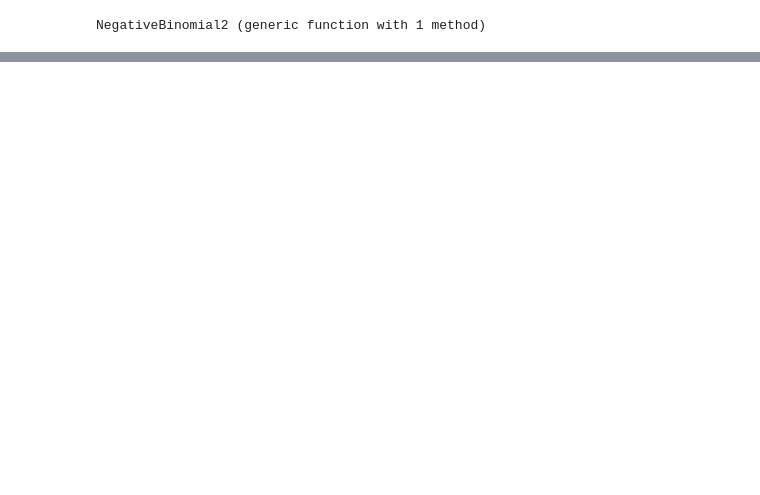
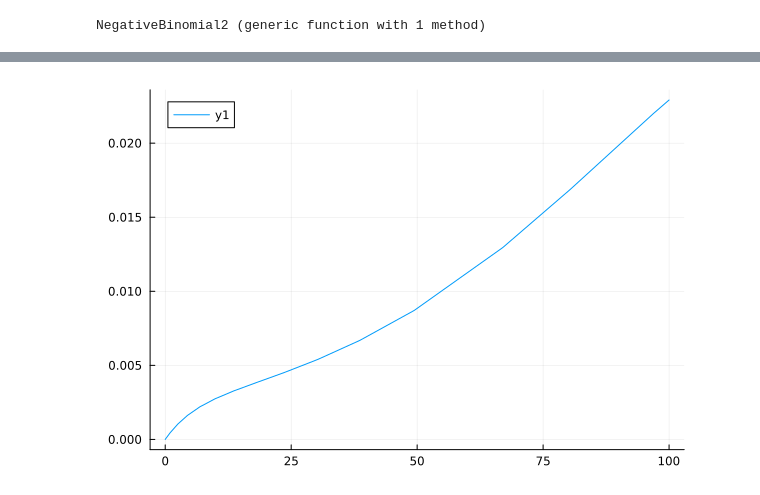
Before and after one commit to michaelajao/notebook, a Jupyter notebook: scripts/experiment2.ipynb, the cells around one changed output, grey strips where cells are left out. Drawn from its saved outputs; the diff is of its cells as text; code cells hidden in the pictures; blank space fills up the shorter version.

```diff
--- a/scripts/experiment2.ipynb
+++ b/scripts/experiment2.ipynb
@@ -190,0 +197,12 @@ plot(chain_sir)
+# %%
+function SEIR(du, u, p, t)
+    S, E, I, R = u
+    N = p[1]
+    beta = p[2]
+    sigma = p[3]
+    gamma = p[4]
+    du[1] = -beta * S * I / N
+    du[2] = beta * S * I / N - sigma * E
+    du[3] = sigma * E - gamma * I
+    du[4] = gamma * I
+end
@@ -190,0 +282,4 @@ plot(chain_sir)
+# %%
+plot(sol.t, vaccine_demand)
+# %% [output]
+[figure, added]
```
Also changed, not shown: parts of 9 cells of this notebook, 5 other files.
